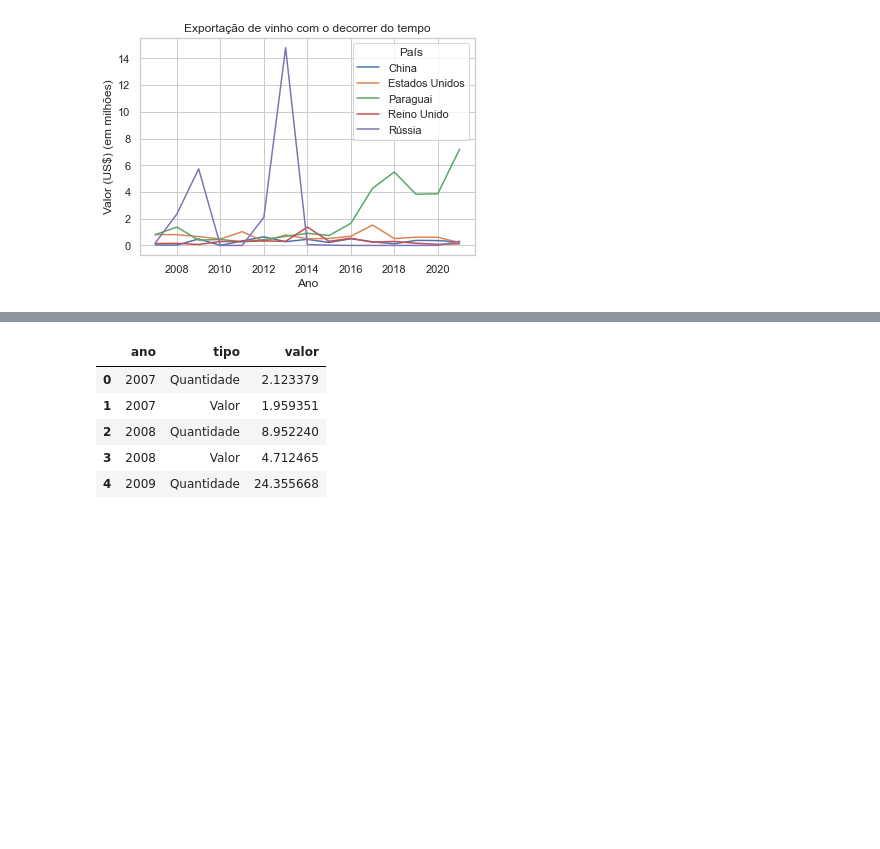
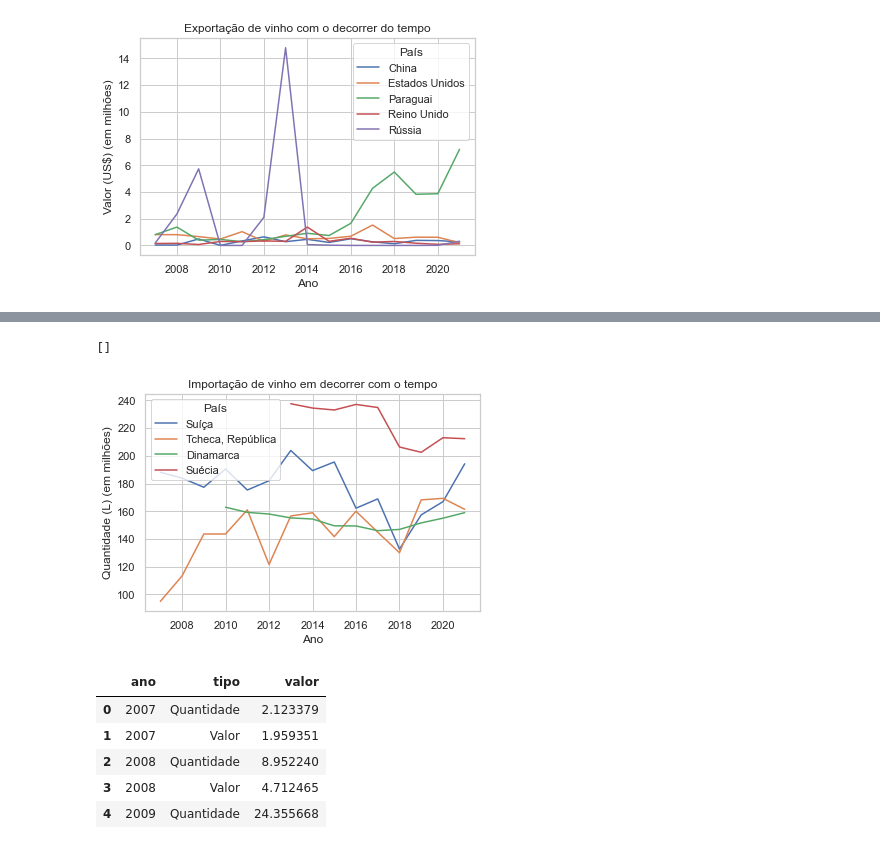
Before and after one commit to jvgitti/tech_challenge, a Jupyter notebook: TECH_CHALLENGE.ipynb, the cells around one changed output, grey strips where cells are left out. Drawn from its saved outputs; the diff is of its cells as text; code cells hidden in the pictures; blank space fills up the shorter version.

```diff
--- a/TECH_CHALLENGE.ipynb
+++ b/TECH_CHALLENGE.ipynb
@@ -171,0 +248,10 @@ plt.plot()
+# %%
+sns.lineplot(data=df_importacao_exportacao, x='ano', y='importacao', hue='País')
+plt.title('Importação de vinho em decorrer com o tempo')
+plt.xlabel('Ano')
+plt.ylabel('Quantidade (L) (em milhões)')
+plt.plot()
+plt.plot()
+# %% [output]
+[]
+[figure, added]
```
Also changed, not shown: parts of 25 cells of this notebook, 2 other files.
